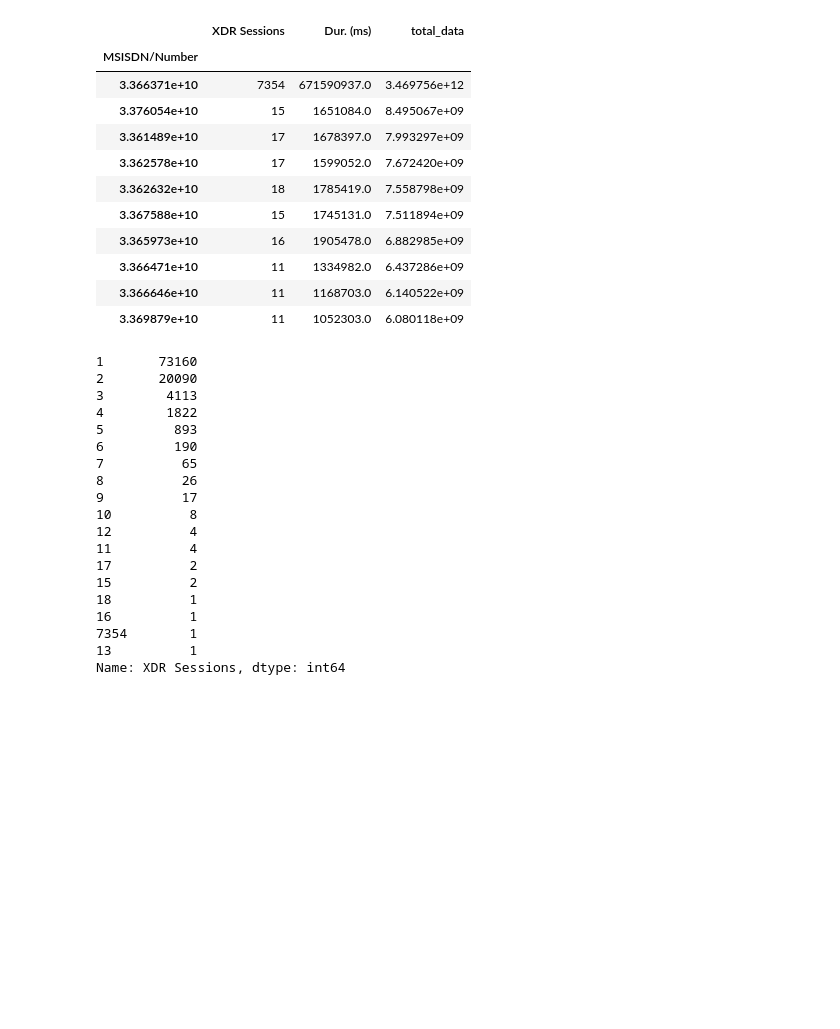
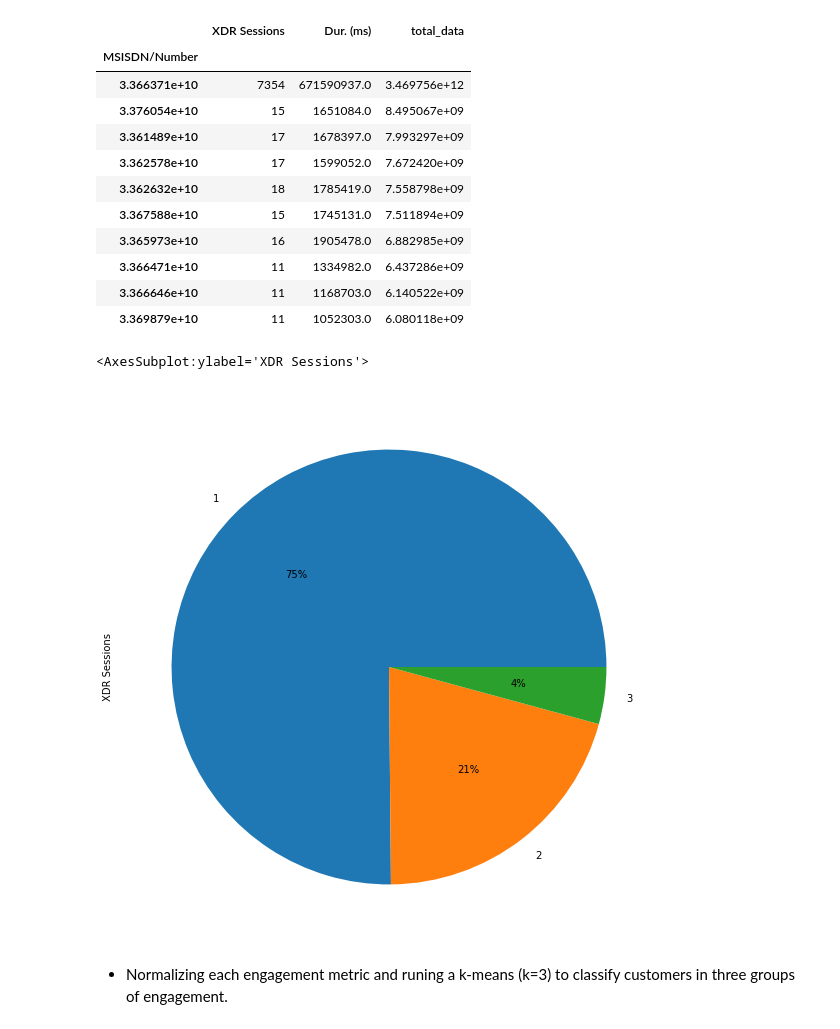
Before and after one commit to niyotham/EDA_Telecom_Industry, a Jupyter notebook: notebooks/user_engagement_analysis.ipynb, the cells around one changed output. Cells and saved outputs as stored; diff of their text form; code cells hidden in the pictures; blank space fills up the shorter version.

```diff
--- a/notebooks/user_engagement_analysis.ipynb
+++ b/notebooks/user_engagement_analysis.ipynb
@@ -247,25 +247,3 @@ df_us_en
 | 3.366471e+10 | 11 | 1334982.0 | 6.437286e+09 |
 | 3.366646e+10 | 11 | 1168703.0 | 6.140522e+09 |
 | 3.369879e+10 | 11 | 1052303.0 | 6.080118e+09 |
-# %%
-df_user_engagement['XDR Sessions'].value_counts()
-# %% [output]
-1       73160
-2       20090
-3        4113
-4        1822
-5         893
-6         190
-7          65
-8          26
-9          17
-10          8
-12          4
-11          4
-17          2
-15          2
-18          1
-16          1
-7354        1
-13          1
-Name: XDR Sessions, dtype: int64
@@ -273,0 +250,8 @@ Name: XDR Sessions, dtype: int64
+# %%
+df_user_engagement['XDR Sessions'].value_counts().head(3).plot(kind='pie',y='total_data',
+figsize=(10,10),autopct="%1.0f%%")
+# %% [output]
+<AxesSubplot:ylabel='XDR Sessions'>
+[figure, added]
+# %% [markdown]
+- Normalizing each engagement metric and runing a k-means (k=3) to classify customers in three groups of engagement.
```
Also changed, not shown: parts of 5 cells of this notebook.
